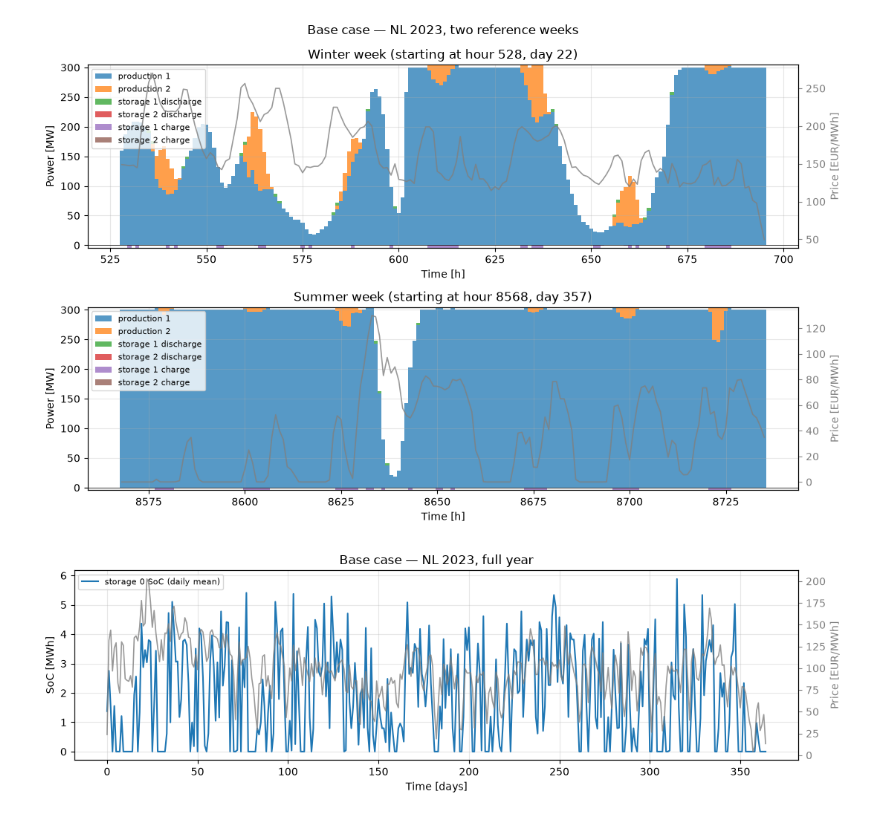
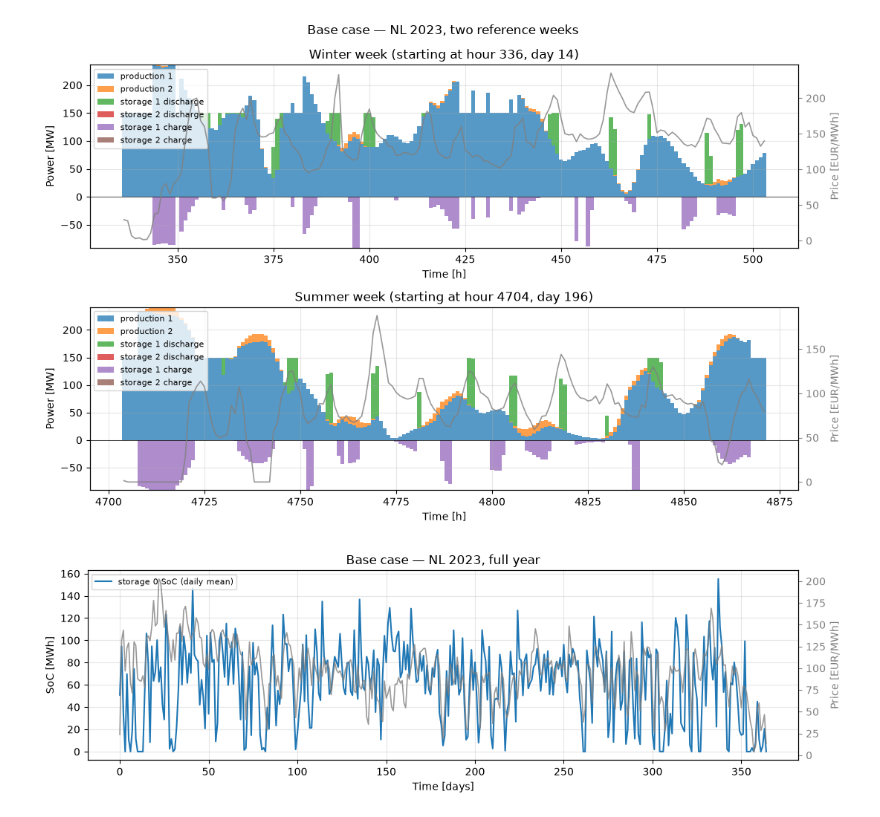
Before and after one commit to jennaiori/shipp, a Jupyter notebook: wrapper/notebook.ipynb, the cells around one changed output. Cells and saved outputs as stored; diff of their text form; code cells hidden in the pictures.

Commit message:
fixed redundancy in kernel
changes: unified grid limit constraint, added tests to investigate storage model behavior under extended objective function, and played with dummy case study

```diff
--- a/wrapper/notebook.ipynb
+++ b/wrapper/notebook.ipynb
@@ -16,18 +16,18 @@ TOKEN = '96e53647b34ef4fb37b6958e9285eff9938ad7ce'
 LAT, LON = 52.52, 4.90
 DATE_FROM, DATE_TO = '2023-01-01', '2024-01-01'
 COUNTRY = 'DNK'          # placeholder, using Danish parameters
-PARAM_YEAR = 2025        # the only year in the CSV
+PARAM_YEAR = 2025
 N = 24 * 365
 DT = 1.0
 N_YEAR = 25
 DISCOUNT_RATE = 0.03
-P_MAX = 300.0
-BETA_OBJ = BETA_OBJ_DEFAULT   # 1e-4, matches the kernel default
+P_GRID_MAX = 150            # in MW
+BETA_OBJ = BETA_OBJ_DEFAULT   # 1e-4
 
 TECH_CSV = 'technology_parameters.csv'
 PRICE_CSV = 'ember_prices.csv'
 # %%
-BUDGET = 800e6
+BUDGET = 300e6
 BUDGET_TOL = 1e-3
 I_MAX = BUDGET * (1 + BUDGET_TOL)
 I_MIN = BUDGET * (1 - BUDGET_TOL)
@@ -50,7 +50,7 @@ price_ts = type(price_ts)(price_ts.data[:N], DT)
 params = load_technology_parameters(TECH_CSV, COUNTRY, PARAM_YEAR)
 # %%
 # Pre-annualization: CAPEX is multiplied by n_year / lifetime so the
-# kernel sees the project-horizon cost.
+# kernel sees the project-horizon cost
 wind_life = params[('wind', 'lifetime')]
 pv_life = params[('pv', 'lifetime')]
 lfp_life = params[('lfp', 'lifetime')]
@@ -69,7 +69,7 @@ pv   = Production(power_ts=pv_ts,
                   opex_fix=params[('pv','opex')],
                   opex_var=0.0)
 
-# LFP storage: round-trip AC efficiency, split symmetrically.
+# LFP storage: round-trip AC efficiency
 eff_rt = params[('lfp', 'eff_rt_ac')]
 eff_half = math.sqrt(eff_rt)
 
@@ -79,7 +79,7 @@ lfp = Storage(
     eff_in=eff_half,
     eff_out=eff_half,
     p_cost=0.0,
-    e_cost=params[('lfp', 'capex')] * N_YEAR / lfp_life,
+    e_cost=0.3*params[('lfp', 'capex')] * N_YEAR / lfp_life,
     soc_min=0.0,
     soc_max=1.0,
     lifetime=int(lfp_life),
@@ -87,7 +87,7 @@ lfp = Storage(
     opex_var=0.0,
     duration=params[('lfp', 'duration')])
 
-# Null second slots (kernel requires two of each).
+# Null second slots (kernel requires two of each)
 null_prod = Production(power_ts=TimeSeries([0.0] * N, DT),
                        p_cost=1.0, p_max=0.0)
 null_stor = Storage(e_cap=0, p_cap=0, eff_in=1.0, eff_out=1.0,
@@ -104,7 +104,7 @@ with warnings.catch_warnings(record=True) as caught:
         prof1_unit=wind_ts, prof2_unit=pv_ts,
         stor1=lfp, stor2=null_stor,
         discount_rate=DISCOUNT_RATE, n_year=N_YEAR,
-        p_max=P_MAX, n=N,
+        p_grid_max=P_GRID_MAX, n=N,
         i_max=I_MAX, i_min=I_MIN,
         beta_obj=BETA_OBJ,
         options=dict(name_solver='gurobi'))
@@ -354,18 +541,24 @@ def plot_schedule_two_weeks(os_, price, week_winter_start, week_summer_start,
     dt = os_.power_out.dt
     n = len(os_.power_out.data)
 
-    # Choose reference weeks if not given: pick the 7-day windows with
-    # lowest and highest mean price.
-    if week_winter_start is None or week_summer_start is None:
-        n_days = n // 24
-        daily_mean_price = np.asarray(price[:n_days * 24]).reshape(n_days, 24).mean(axis=1)
-        idx_min = int(np.argmin(daily_mean_price)) * 24
-        idx_max = int(np.argmax(daily_mean_price)) * 24
-        # Ensure the two weeks don't overlap
-        if abs(idx_min - idx_max) < 24 * 7:
-            idx_max = (idx_min + 24 * 14) % (n_days * 24)
-        week_winter_start = min(idx_min, idx_max)
-        week_summer_start = max(idx_min, idx_max)
+    # Default reference weeks: mid-January (winter) and mid-July (summer),
+    # as fixed day offsets from the start of the timeseries. 24 h/day.
+    WINTER_DEFAULT_DAY = 14   # 14 January
+    SUMMER_DEFAULT_DAY = 196  # 15 July
+    if week_winter_start is None:
+        week_winter_start = WINTER_DEFAULT_DAY * 24
+    if week_summer_start is None:
+        week_summer_start = SUMMER_DEFAULT_DAY * 24
+
+    # Guard against windows that run past the end of the timeseries.
+    assert week_winter_start + 24 * 7 <= n, (
+        f"Winter week starting at hour {week_winter_start} extends past "
+        f"the end of the timeseries (n = {n})."
+    )
+    assert week_summer_start + 24 * 7 <= n, (
+        f"Summer week starting at hour {week_summer_start} extends past "
+        f"the end of the timeseries (n = {n})."
+    )
 
     windows = [
         ("Winter week", week_winter_start),
@@ -397,34 +590,34 @@ def plot_schedule_two_weeks(os_, price, week_winter_start, week_summer_start,
 
         # Negative stacking
         bottom_neg = np.zeros(end - start)
         for i, s in enumerate(stor):
             neg = np.minimum(s[window_slice], 0)
             ax.bar(t, neg, width=dt, bottom=bottom_neg,
                    label=f"storage {i+1} charge", alpha=0.75)
             bottom_neg = bottom_neg + neg
 
         ax.axhline(0, color="k", lw=0.5)
         ax.set_xlabel("Time [h]")
         ax.set_ylabel("Power [MW]")
         ax.set_title(f"{label} (starting at hour {start}, day {start//24})")
         ax.legend(loc="upper left", fontsize=8)
         ax.grid(alpha=0.3)
 
         ax2 = ax.twinx()
         ax2.plot(t, price_arr[window_slice], color="grey", lw=1.2,
                  alpha=0.8, label="price")
         ax2.set_ylabel("Price [EUR/MWh]", color="grey")
         ax2.tick_params(axis="y", colors="grey")
 
     fig.suptitle(title)
     fig.tight_layout()
     plt.show()
 
 plot_schedule_two_weeks(os_result, price_ts.data,
                         week_winter_start=None, week_summer_start=None,
                         title="Base case — NL 2023, two reference weeks")
 # %% [output]
-[figure, old version]
+[figure, new version]
 # %%
 def plot_soc(os_, price, title=""):
     """Plot storage state-of-charge with price on the twin axis.
@@ -438,7 +631,8 @@ def plot_soc(os_, price, title=""):
 
     price_arr = np.asarray(price)
 
-    _, price_agg, _, is_daily = _aggregate(t, price_arr[:n], dt, mode='mean')
+    t_price_agg, price_agg, _, is_daily = _aggregate(
+        t, price_arr[:n], dt, mode='mean')
 
     fig, ax = plt.subplots(figsize=(11, 3.5))
 
@@ -455,7 +649,7 @@ def plot_soc(os_, price, title=""):
     ax.grid(alpha=0.3)
 
     ax2 = ax.twinx()
-    ax2.plot(t_agg if is_daily else t, price_agg, color="grey",
+    ax2.plot(t_price_agg, price_agg, color="grey",
              lw=1.2, alpha=0.8, label="price")
     ax2.set_ylabel("Price [EUR/MWh]", color="grey")
     ax2.tick_params(axis="y", colors="grey")
@@ -466,4 +660,4 @@ def plot_soc(os_, price, title=""):
 plot_soc(os_result, price_ts.data,
          title="Base case — NL 2023, full year")
 # %% [output]
-[figure, old version]
+[figure, new version]
```
Also changed, not shown: parts of 3 cells of this notebook, 2 other files.
